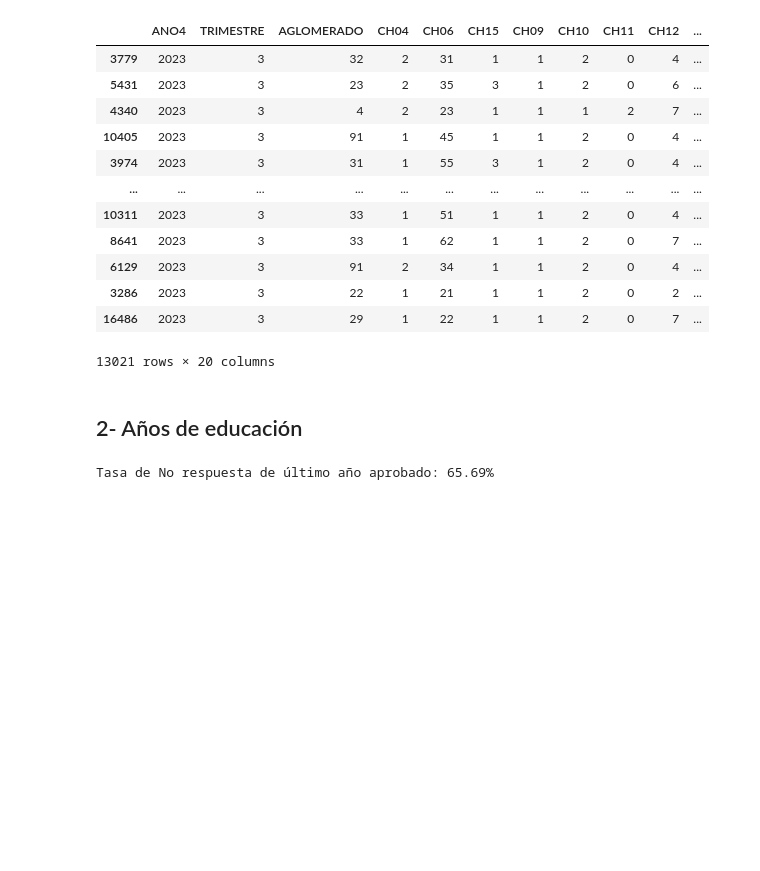
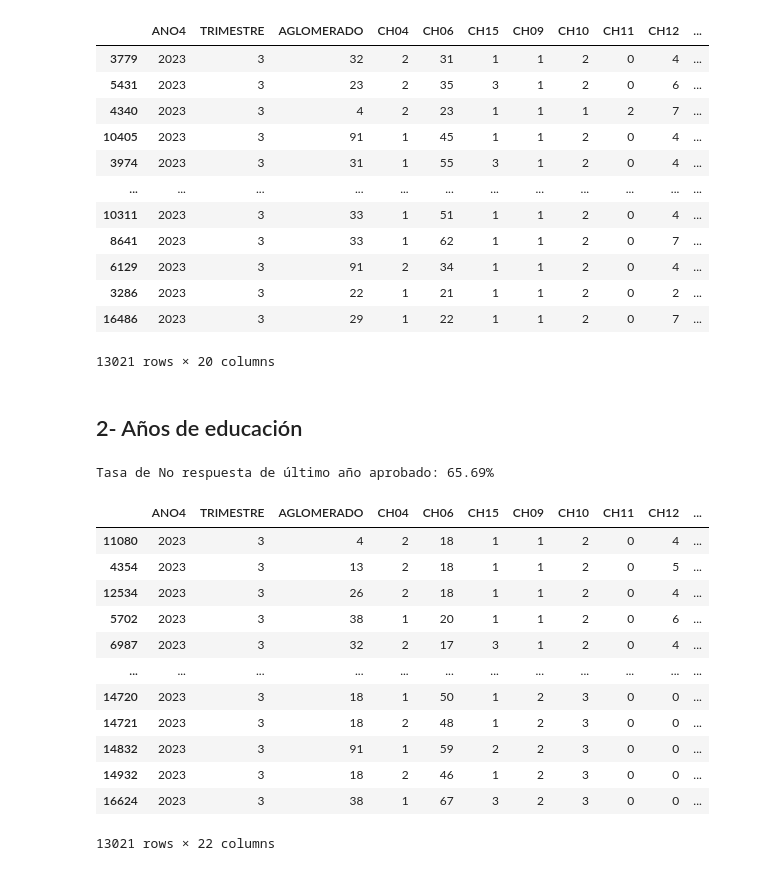
Before and after one commit to MartinBasualdo0/Curso-econometria-indec, a Jupyter notebook: procesamiento-eph.ipynb, the cells around one changed output. Drawn from its saved outputs; the diff is of its cells as text; code cells hidden in the pictures; blank space fills up the shorter version.

Commit message:
Años de experiencia nunca puede ser negativo, sino cero

```diff
--- a/procesamiento-eph.ipynb
+++ b/procesamiento-eph.ipynb
@@ -88,6 +91,23 @@ def calcular_anios_educacion(row):
 df["Años de educacion"] = df.apply(calcular_anios_educacion, axis=1)
 # %%
 df["Años de experiencia"] = df["CH06"] - df["Años de educacion"] - 6
+df.loc[df['Años de experiencia'] < 0, 'Años de experiencia'] = 0
+# %%
+df.sort_values("Años de experiencia", ascending=True)
+# %% [output]
+|  | ANO4 | TRIMESTRE | AGLOMERADO | CH04 | CH06 | CH15 | CH09 | CH10 | CH11 | CH12 | ... |
+| 11080 | 2023 | 3 | 4 | 2 | 18 | 1 | 1 | 2 | 0 | 4 | ... |
+| 4354 | 2023 | 3 | 13 | 2 | 18 | 1 | 1 | 2 | 0 | 5 | ... |
+| 12534 | 2023 | 3 | 26 | 2 | 18 | 1 | 1 | 2 | 0 | 4 | ... |
+| 5702 | 2023 | 3 | 38 | 1 | 20 | 1 | 1 | 2 | 0 | 6 | ... |
+| 6987 | 2023 | 3 | 32 | 2 | 17 | 3 | 1 | 2 | 0 | 4 | ... |
+| ... | ... | ... | ... | ... | ... | ... | ... | ... | ... | ... | ... |
+| 14720 | 2023 | 3 | 18 | 1 | 50 | 1 | 2 | 3 | 0 | 0 | ... |
+| 14721 | 2023 | 3 | 18 | 2 | 48 | 1 | 2 | 3 | 0 | 0 | ... |
+| 14832 | 2023 | 3 | 91 | 1 | 59 | 2 | 2 | 3 | 0 | 0 | ... |
+| 14932 | 2023 | 3 | 18 | 2 | 46 | 1 | 2 | 3 | 0 | 0 | ... |
+| 16624 | 2023 | 3 | 38 | 1 | 67 | 3 | 2 | 3 | 0 | 0 | ... |
+13021 rows × 22 columns
 # %%
 fig = px.box(df, x="Años de educacion", y="Salario horario", color="Años de educacion")
 fig.update_layout(template = None, showlegend = False, width = 500)
```
Also changed, not shown: parts of 1 cell of this notebook.
